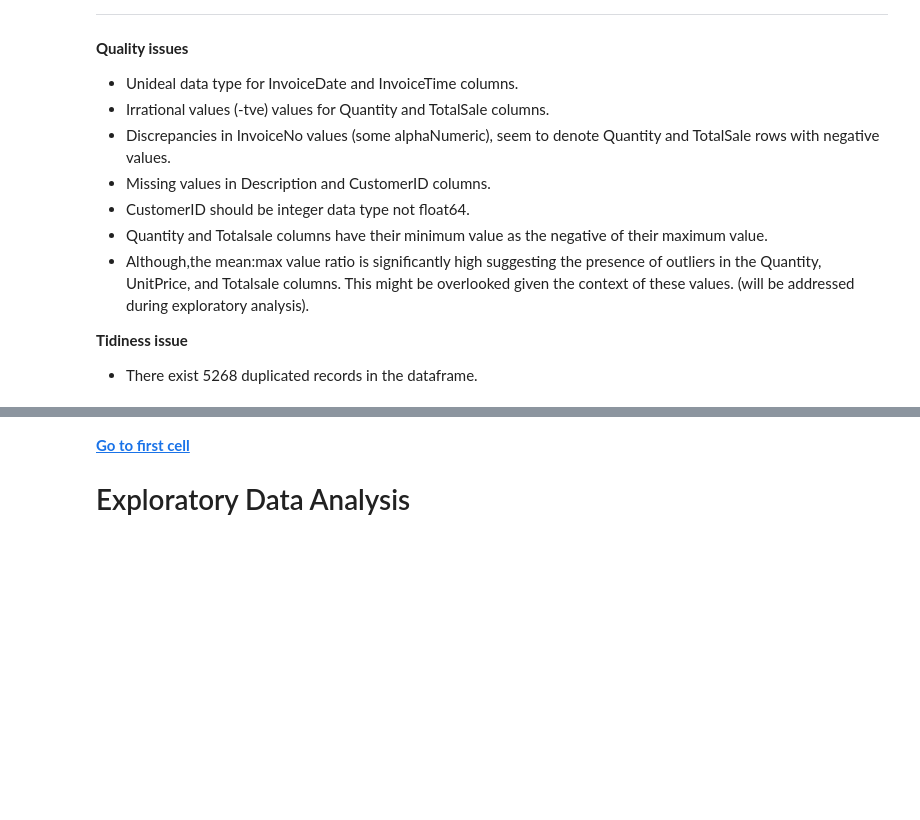
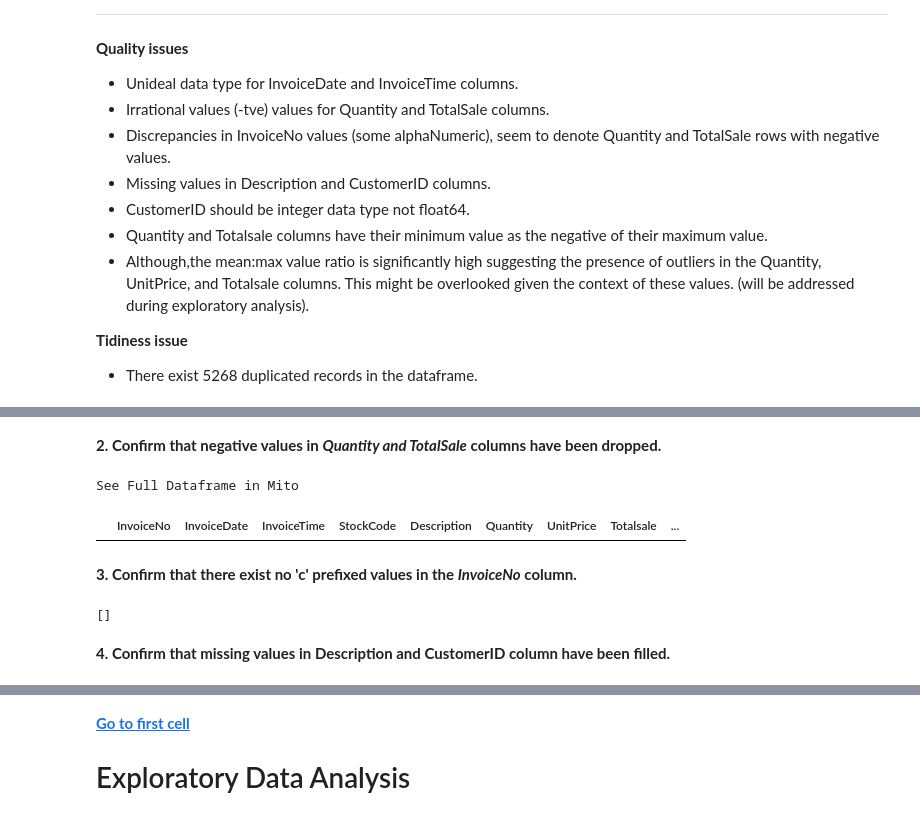
Before and after one commit to PrinssAlex/Online_Retail_Analysis, a Jupyter notebook: Online Retail Sales Analysis.ipynb, the cells around one changed output, grey strips where cells are left out. Drawn from its saved outputs; the diff is of its cells as text; code cells hidden in the pictures; blank space fills up the shorter version.

```diff
--- a/Online Retail Sales Analysis.ipynb
+++ b/Online Retail Sales Analysis.ipynb
@@ -302,0 +325,7 @@ df_clean = df.copy()
+# %%
+# filter all rows where *Quantity & Totalsale* columns have negative values
+neg_qty = df_clean[(df_clean.Quantity < 0) |
+                   (df_clean.Totalsale < 0)].index
+
+# drop negative rows
+df_clean.drop(neg_qty, inplace=True)
@@ -305,0 +374,30 @@ df_clean = df.copy()
+# %% [markdown]
+<b> 2. Confirm that negative values in *Quantity and TotalSale* columns have been dropped. </b>
+# %%
+test_df = df_clean[ (df_clean.Quantity < 0) |
+                  (df_clean.Totalsale < 0) ]
+
+test_df.head()
+# %% [output]
+See Full Dataframe in Mito
+|  | InvoiceNo | InvoiceDate | InvoiceTime | StockCode | Description | Quantity | UnitPrice | Totalsale | ... |
+# %% [markdown]
+<b> 3. Confirm that there exist no 'c' prefixed values in the *InvoiceNo* column. </b>
+# %%
+# create lists to store respective values
+no_c = []
+contain_c = []
+for i in df_clean.InvoiceNo:
+    if i in 'C':
+        contain_c.append(i)
+    else:
+        no_c.append(i)
+
+# print list for values containing 'C'
+contain_c
+
+# the list is empty, confirming that there exist no 'C' value in the InvoiceNo column.
+# %% [output]
+[]
+# %% [markdown]
+<b> 4. Confirm that missing values in Description and CustomerID column have been filled.</b>
```
Also changed, not shown: parts of 31 cells of this notebook.
